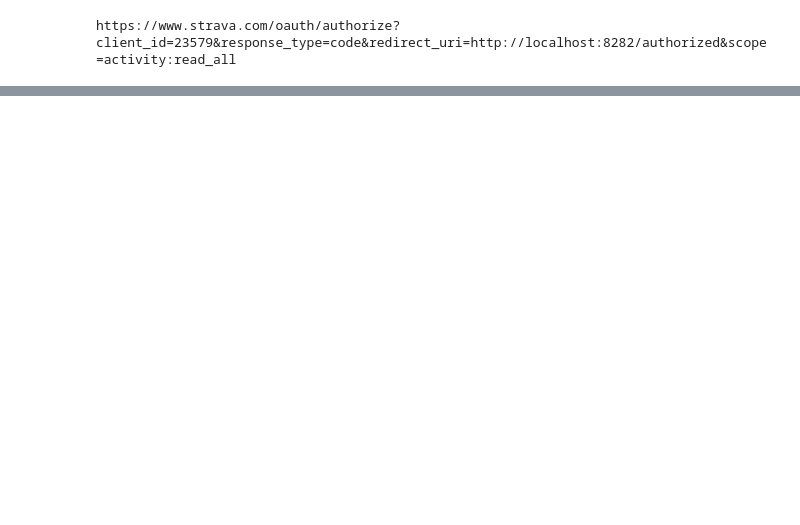
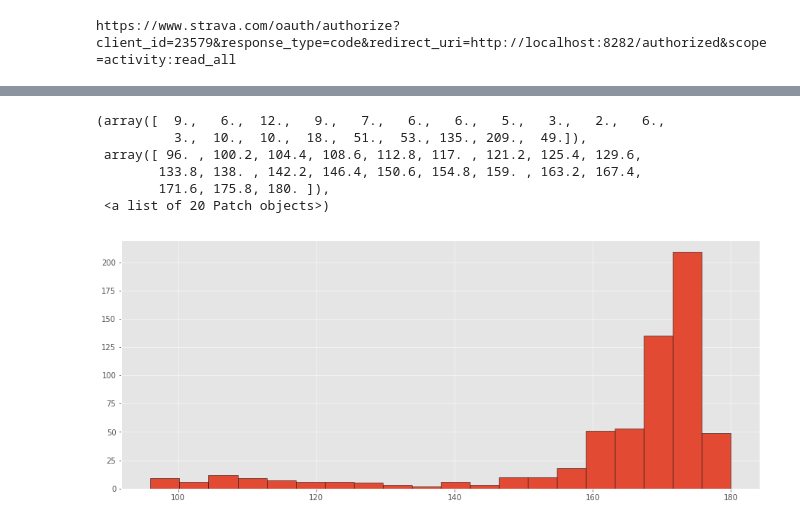
Before and after one commit to areichel90/StravaAnalysis, a Jupyter notebook: STRAVA_AUTH.ipynb, the cells around one changed output, grey strips where cells are left out. Cells and saved outputs as stored; diff of their text form; code cells hidden in the pictures; blank space fills up the shorter version.

```diff
--- a/STRAVA_AUTH.ipynb
+++ b/STRAVA_AUTH.ipynb
@@ -49,3 +73,15 @@ tmp_0 = client.get_activity_streams(3317483312,types=['heartrate'])
+# %%
+fig = plt.figure(figsize=(15,6))
+ax = fig.add_subplot(111)
+ax.hist(tmp_0['heartrate'].data, bins=20, edgecolor='black')
+# %% [output]
+(array([  9.,   6.,  12.,   9.,   7.,   6.,   6.,   5.,   3.,   2.,   6.,
+          3.,  10.,  10.,  18.,  51.,  53., 135., 209.,  49.]),
+ array([ 96. , 100.2, 104.4, 108.6, 112.8, 117. , 121.2, 125.4, 129.6,
+        133.8, 138. , 142.2, 146.4, 150.6, 154.8, 159. , 163.2, 167.4,
+        171.6, 175.8, 180. ]),
+ <a list of 20 Patch objects>)
+[figure, added]
 # %%
 fig = plt.figure(figsize=(15,6))
 plt.plot(tmp_0['heartrate'].data, linewidth=.5)
```
Also changed, not shown: parts of 9 cells of this notebook.
